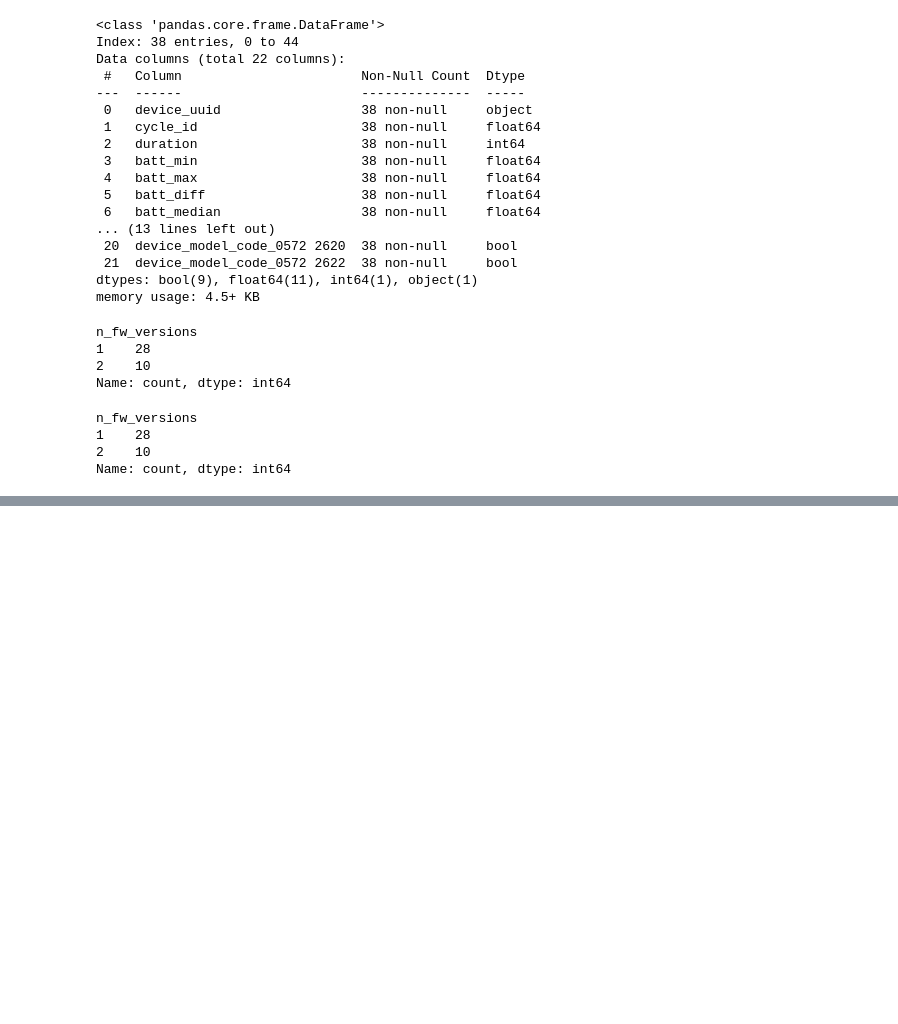
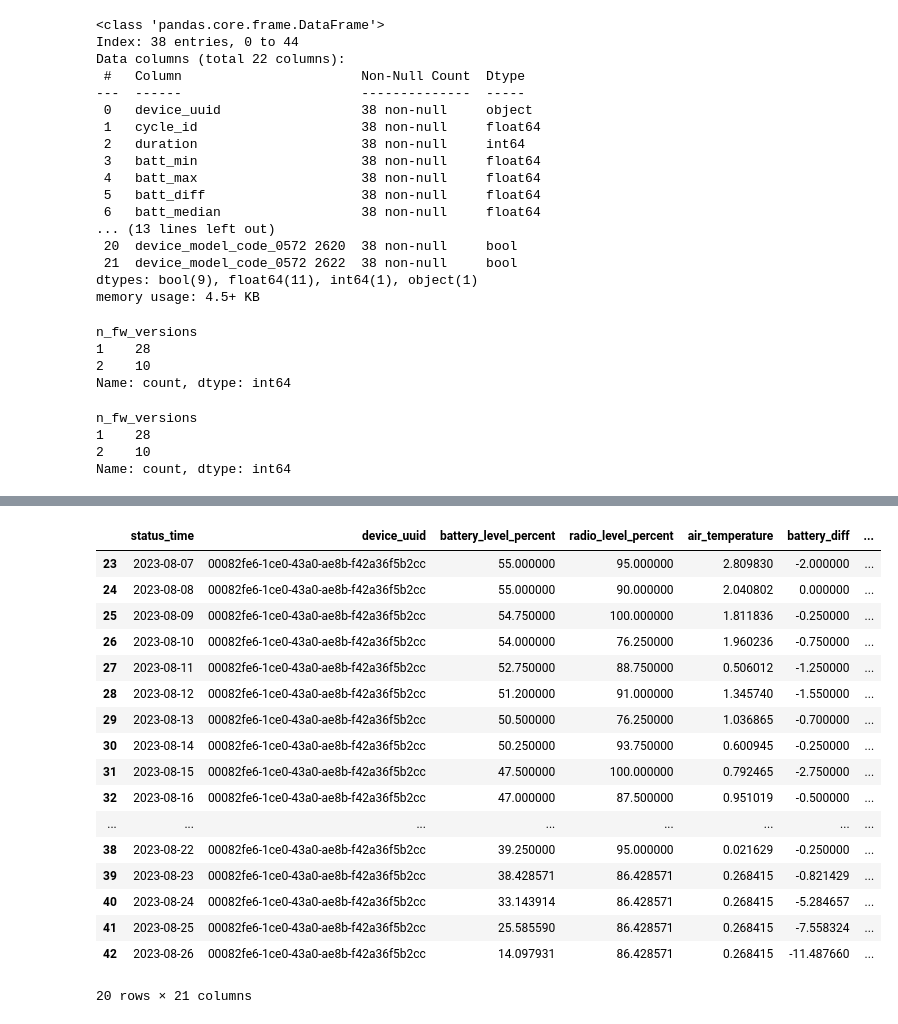
Before and after one commit to Grog4r/BachelorThesis, a Jupyter notebook: data_preparation_plots.ipynb, the cells around one changed output, grey strips where cells are left out. Drawn from its saved outputs; the diff is of its cells as text; code cells hidden in the pictures; blank space fills up the shorter version.

```diff
--- a/data_preparation_plots.ipynb
+++ b/data_preparation_plots.ipynb
@@ -153,0 +190,2 @@ Name: count, dtype: int64
+# %%
+df_cycle_2 = df_reg[df_reg["cycle_id"] == 2]
@@ -153,0 +221,3 @@ Name: count, dtype: int64
+# %%
+df_reg_runs = pd.read_csv("./data/runs/reg_runs_10.csv")
+best_linear = df_reg_runs[df_reg_runs["params.model_class"] == "LinearRegression"].sort_values(by="metrics.mdt").iloc[0]
@@ -153,0 +251,31 @@ Name: count, dtype: int64
+# %%
+import random
+
+class FakeModel:
+    feature_names_in_ = [
+        "battery_level_percent",
+        "radio_level_percent",
+        "air_temperature",
+        "battery_diff",
+        "cycle_id",
+        "battery_level_percent_rolling_median_5",
+        "battery_diff_rolling_median_5",
+        "battery_level_percent_rolling_median_50",
+        "battery_diff_rolling_median_50",
+        "v01.49",
+        "v01.66",
+        "v01.70",
+        "1.0",
+        "battery_type_id_2.0",
+        "0572 2620",
+        "0572 2621",
+        "0572 2622",
+        "0572 2623",
+    ]
+
+    def predict(in_df):
+        diff_rm_5 = in_df["battery_level_percent_rolling_median_5"]
+        this = in_df["battery_level_percent"]
+        return this + random.uniform(-1.5, -0.4)
+# %%
+df_pred = iterative_prediction(model=FakeModel, input_df=df_cycle_2, n_predictions=50, prediction_horizon=best_linear["params.pred_hor"])
@@ -153,0 +291,21 @@ Name: count, dtype: int64
+# %%
+df_pred.tail(20)
+# %% [output]
+|  | status_time | device_uuid | battery_level_percent | radio_level_percent | air_temperature | battery_diff | ... |
+| 23 | 2023-08-07 | 00082fe6-1ce0-43a0-ae8b-f42a36f5b2cc | 55.000000 | 95.000000 | 2.809830 | -2.000000 | ... |
+| 24 | 2023-08-08 | 00082fe6-1ce0-43a0-ae8b-f42a36f5b2cc | 55.000000 | 90.000000 | 2.040802 | 0.000000 | ... |
+| 25 | 2023-08-09 | 00082fe6-1ce0-43a0-ae8b-f42a36f5b2cc | 54.750000 | 100.000000 | 1.811836 | -0.250000 | ... |
+| 26 | 2023-08-10 | 00082fe6-1ce0-43a0-ae8b-f42a36f5b2cc | 54.000000 | 76.250000 | 1.960236 | -0.750000 | ... |
+| 27 | 2023-08-11 | 00082fe6-1ce0-43a0-ae8b-f42a36f5b2cc | 52.750000 | 88.750000 | 0.506012 | -1.250000 | ... |
+| 28 | 2023-08-12 | 00082fe6-1ce0-43a0-ae8b-f42a36f5b2cc | 51.200000 | 91.000000 | 1.345740 | -1.550000 | ... |
+| 29 | 2023-08-13 | 00082fe6-1ce0-43a0-ae8b-f42a36f5b2cc | 50.500000 | 76.250000 | 1.036865 | -0.700000 | ... |
+| 30 | 2023-08-14 | 00082fe6-1ce0-43a0-ae8b-f42a36f5b2cc | 50.250000 | 93.750000 | 0.600945 | -0.250000 | ... |
+| 31 | 2023-08-15 | 00082fe6-1ce0-43a0-ae8b-f42a36f5b2cc | 47.500000 | 100.000000 | 0.792465 | -2.750000 | ... |
+| 32 | 2023-08-16 | 00082fe6-1ce0-43a0-ae8b-f42a36f5b2cc | 47.000000 | 87.500000 | 0.951019 | -0.500000 | ... |
+| ... | ... | ... | ... | ... | ... | ... | ... |
+| 38 | 2023-08-22 | 00082fe6-1ce0-43a0-ae8b-f42a36f5b2cc | 39.250000 | 95.000000 | 0.021629 | -0.250000 | ... |
+| 39 | 2023-08-23 | 00082fe6-1ce0-43a0-ae8b-f42a36f5b2cc | 38.428571 | 86.428571 | 0.268415 | -0.821429 | ... |
+| 40 | 2023-08-24 | 00082fe6-1ce0-43a0-ae8b-f42a36f5b2cc | 33.143914 | 86.428571 | 0.268415 | -5.284657 | ... |
+| 41 | 2023-08-25 | 00082fe6-1ce0-43a0-ae8b-f42a36f5b2cc | 25.585590 | 86.428571 | 0.268415 | -7.558324 | ... |
+| 42 | 2023-08-26 | 00082fe6-1ce0-43a0-ae8b-f42a36f5b2cc | 14.097931 | 86.428571 | 0.268415 | -11.487660 | ... |
+20 rows × 21 columns
```
Also changed, not shown: parts of 15 cells of this notebook, 3 other files.
